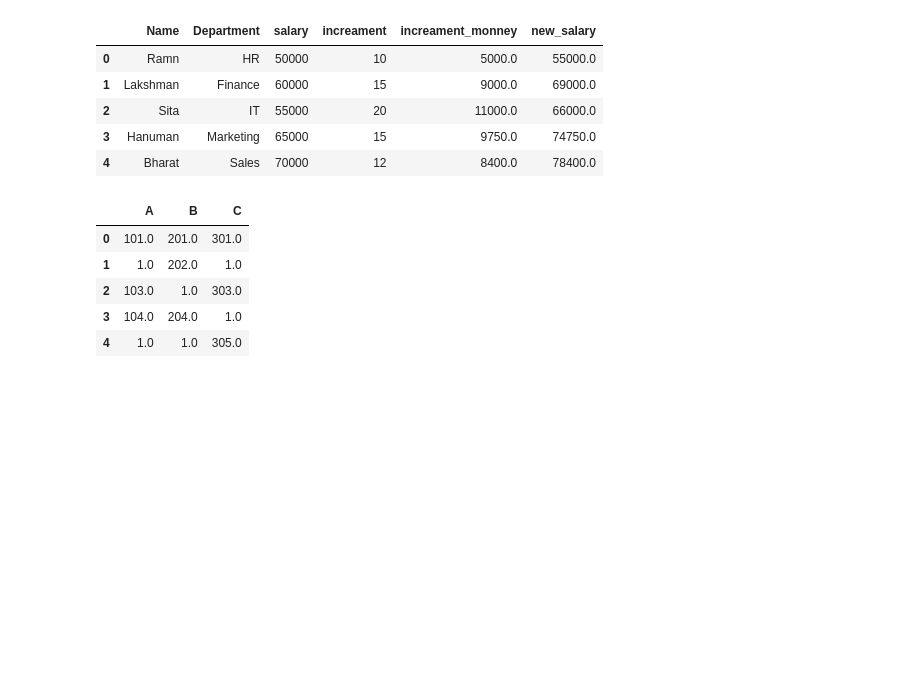
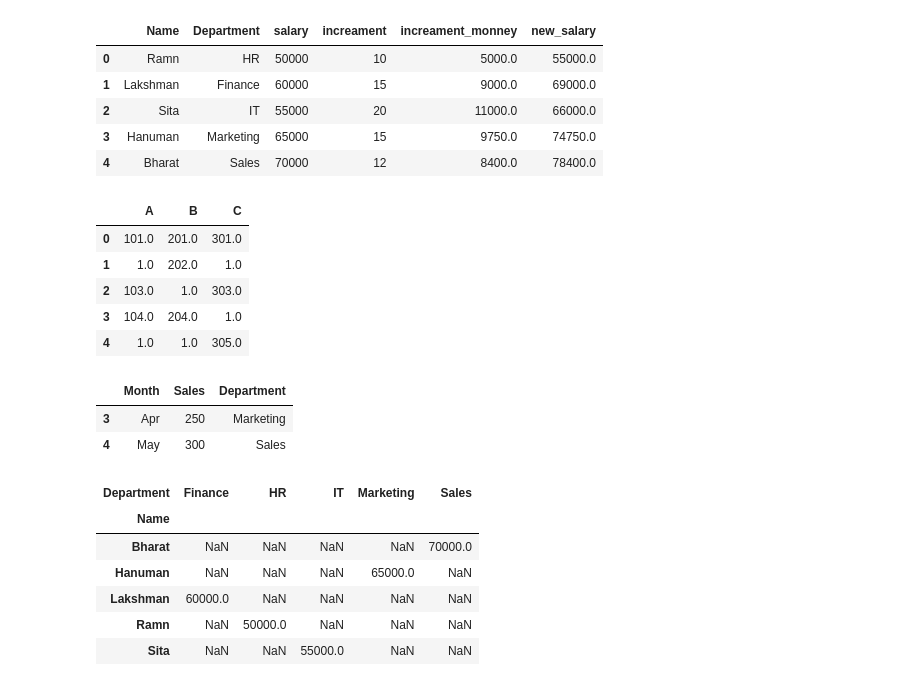
Before and after one commit to helloharendra/Python-DS-AI-11-AM-12-30PM, a Jupyter notebook: roshan/analytics/day27.ipynb, the cells around one changed output. Drawn from its saved outputs; the diff is of its cells as text; code cells hidden in the pictures; blank space fills up the shorter version.

```diff
--- a/roshan/analytics/day27.ipynb
+++ b/roshan/analytics/day27.ipynb
@@ -372,0 +375,18 @@ pd.read_csv("cleaned_data.csv")
+# %%
+greater_than
+# %% [output]
+|  | Month | Sales | Department |
+| 3 | Apr | 250 | Marketing |
+| 4 | May | 300 | Sales |
+# %%
+pivot = company_employees.pivot_table(columns='Department',values='salary',index='Name')
+# %%
+pivot
+# %% [output]
+| Department | Finance | HR | IT | Marketing | Sales |
+| Name |  |  |  |  |  |
+| Bharat | NaN | NaN | NaN | NaN | 70000.0 |
+| Hanuman | NaN | NaN | NaN | 65000.0 | NaN |
+| Lakshman | 60000.0 | NaN | NaN | NaN | NaN |
+| Ramn | NaN | 50000.0 | NaN | NaN | NaN |
+| Sita | NaN | NaN | 55000.0 | NaN | NaN |
```
Also changed, not shown: parts of 5 cells of this notebook.
